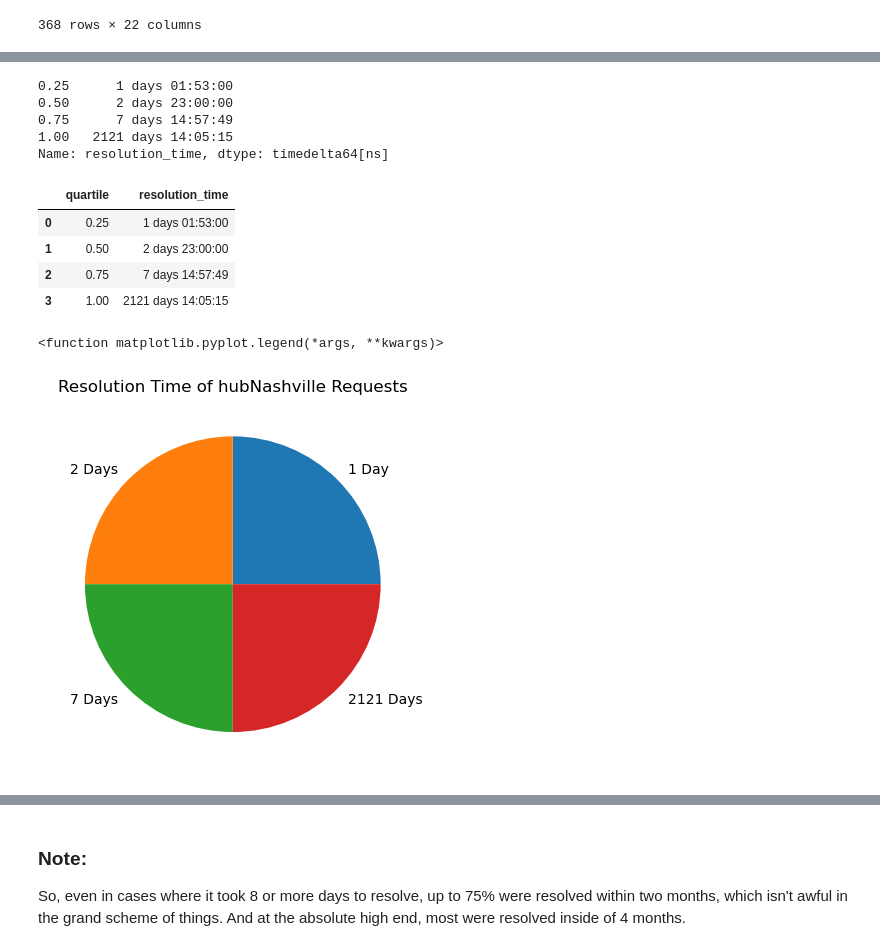
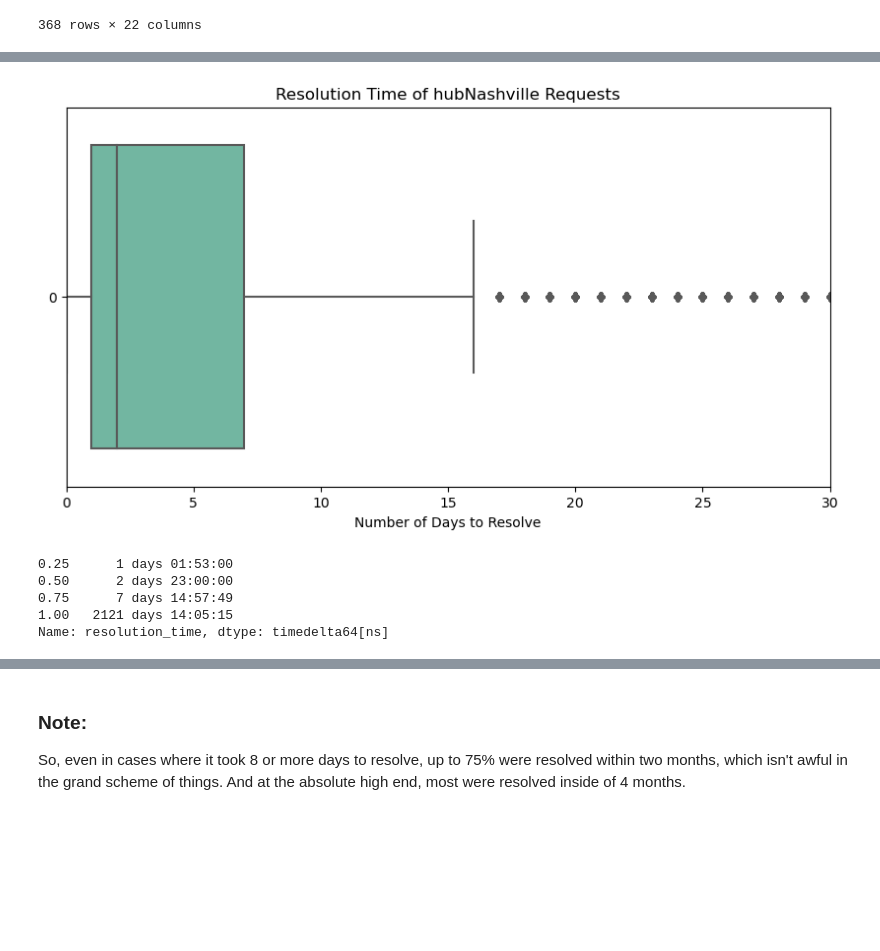
Before and after one commit to edwardbrown750/nss_da9_Capstone, a Jupyter notebook: notebook/ed_brown_da9_capstone_analysis_notebook.ipynb, the cells around one changed output, grey strips where cells are left out. Cells and saved outputs as stored; diff of their text form; code cells hidden in the pictures; blank space fills up the shorter version.

```diff
--- a/notebook/ed_brown_da9_capstone_analysis_notebook.ipynb
+++ b/notebook/ed_brown_da9_capstone_analysis_notebook.ipynb
@@ -916,3 +939,13 @@ hubnashville_requests[hubnashville_requests['resolution_time']>'365 Days']
+# %%
+#plt.boxplot(hubnashville_requests['resolution_days'])
+plt.figure(figsize=(10,5))
+sns.boxplot(data=hubnashville_requests['resolution_days'], orient='h', palette="Set2")
+plt.title('Resolution Time of hubNashville Requests')
+plt.xlabel('Number of Days to Resolve')
+plt.xlim(0, 30)
+plt.show()
+# %% [output]
+[figure, added]
 # %%
 #370 instances - still not terrible. Let's check out the quartiles and see what the true range is.
 response_quantiles = pd.DataFrame(hubnashville_requests['resolution_time'].quantile([0.25, 0.5, 0.75, 1]))
@@ -924,24 +957,6 @@ hubnashville_requests['resolution_time'].quantile([0.25, 0.5, 0.75, 1])
 0.75      7 days 14:57:49
 1.00   2121 days 14:05:15
 Name: resolution_time, dtype: timedelta64[ns]
-# %%
-response_quantiles = response_quantiles.rename_axis('quartile').reset_index()
-response_quantiles
-# %% [output]
-|  | quartile | resolution_time |
-| 0 | 0.25 | 1 days 01:53:00 |
-| 1 | 0.50 | 2 days 23:00:00 |
-| 2 | 0.75 | 7 days 14:57:49 |
-| 3 | 1.00 | 2121 days 14:05:15 |
-# %%
-data = [25,25,25,25]
-labels = ['1 Day', '2 Days', '7 Days', '2121 Days']
-plt.pie(data, labels = labels)
-plt.title('Resolution Time of hubNashville Requests')
-plt.legend
-# %% [output]
-<function matplotlib.pyplot.legend(*args, **kwargs)>
-[figure, removed]
 # %%
 #Not bad - the city does a pretty good job at resolving issues within 7 days (up to 75% of all requests);
 #let's see how many are greaterthan/equal to 8 days.
```
Also changed, not shown: parts of 24 cells of this notebook.
